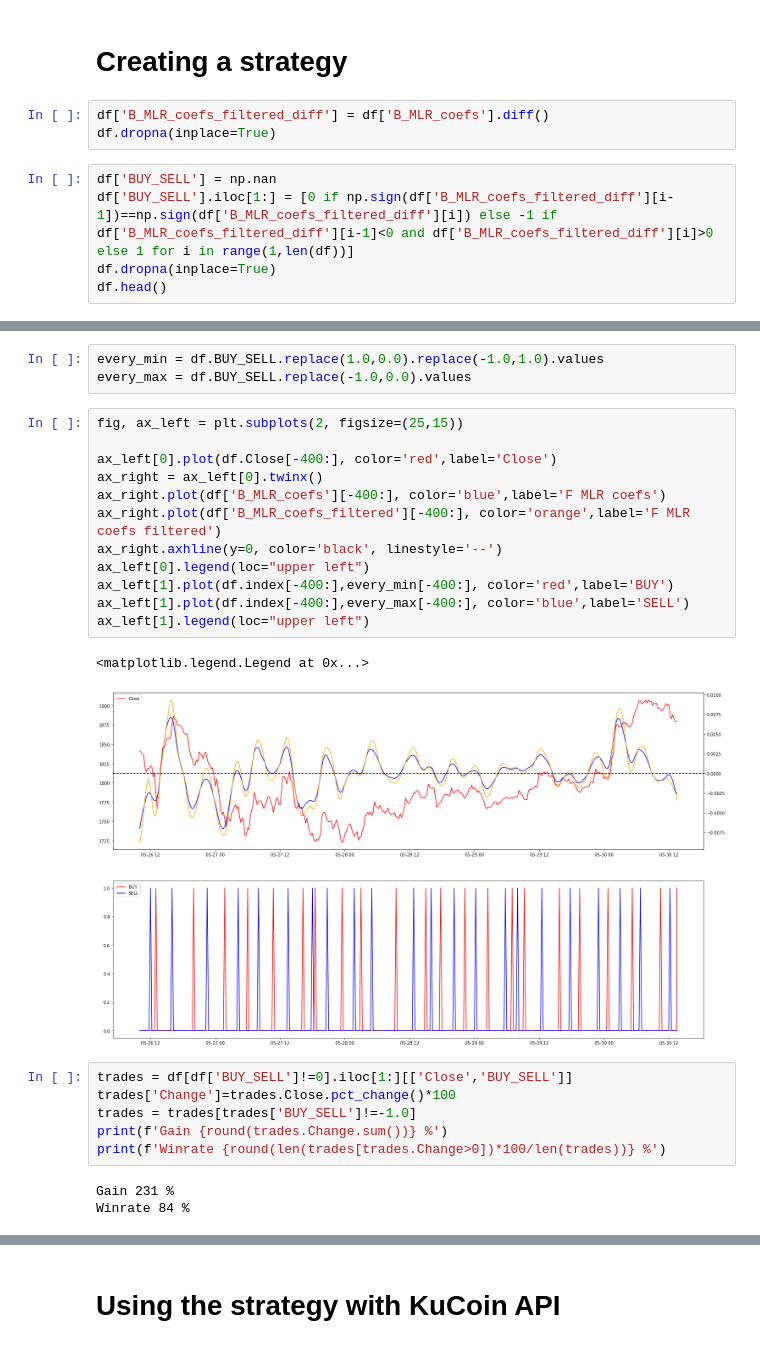
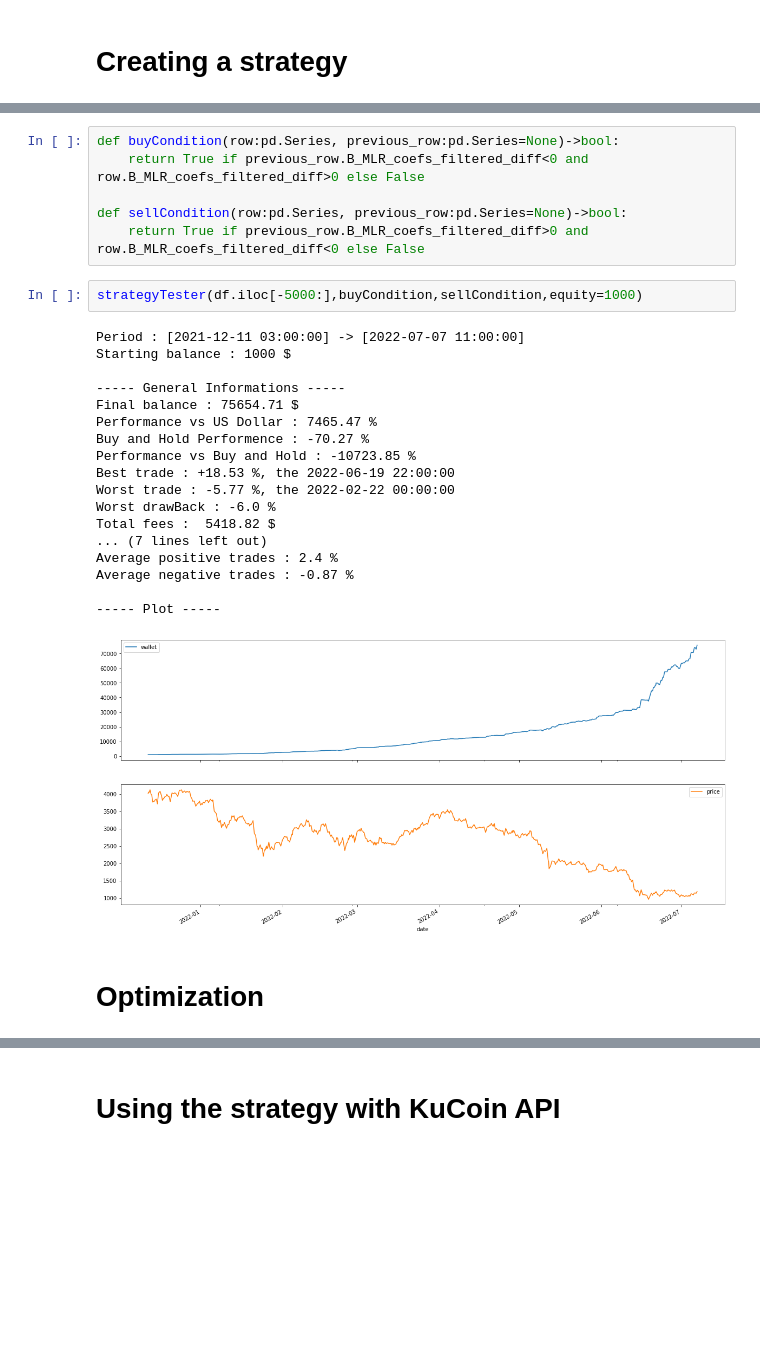
Before and after one commit to webclinic017/Trading-sandbox, a Jupyter notebook: 07_Previous_Trend_Indicators.ipynb, the cells around one changed output, grey strips where cells are left out. Saved outputs shown, nothing was run; the diff lists cells and outputs as text; blank space fills up the shorter version.

Commit message:
new strategy

```diff
--- a/07_Next_Trend_Indicators.ipynb
+++ b/07_Previous_Trend_Indicators.ipynb
@@ -484,10 +97,2 @@ AttributeError: 'DataFrame' object has no attribute 'Close_final'
 # %% [markdown]
 # Creating a strategy
-# %%
-df['B_MLR_coefs_filtered_diff'] = df['B_MLR_coefs'].diff()
-df.dropna(inplace=True)
-# %%
-df['BUY_SELL'] = np.nan
-df['BUY_SELL'].iloc[1:] = [0 if np.sign(df['B_MLR_coefs_filtered_diff'][i-1])==np.sign(df['B_MLR_coefs_filtered_diff'][i]) else -1 if df['B_MLR_coefs_filtered_diff'][i-1]<0 and df['B_MLR_coefs_filtered_diff'][i]>0 else 1 for i in range(1,len(df))]
-df.dropna(inplace=True)
-df.head()
@@ -503,27 +99,29 @@ df.head()
-# %%
-every_min = df.BUY_SELL.replace(1.0,0.0).replace(-1.0,1.0).values
-every_max = df.BUY_SELL.replace(-1.0,0.0).values
-# %%
-fig, ax_left = plt.subplots(2, figsize=(25,15))
-
-ax_left[0].plot(df.Close[-400:], color='red',label='Close')
-ax_right = ax_left[0].twinx()
-ax_right.plot(df['B_MLR_coefs'][-400:], color='blue',label='F MLR coefs')
-ax_right.plot(df['B_MLR_coefs_filtered'][-400:], color='orange',label='F MLR coefs filtered')
-ax_right.axhline(y=0, color='black', linestyle='--')
-ax_left[0].legend(loc="upper left")
-ax_left[1].plot(df.index[-400:],every_min[-400:], color='red',label='BUY')
-ax_left[1].plot(df.index[-400:],every_max[-400:], color='blue',label='SELL')
-ax_left[1].legend(loc="upper left")
-# %% [output]
-<matplotlib.legend.Legend at 0x...>
-[figure, removed]
-# %%
-trades = df[df['BUY_SELL']!=0].iloc[1:][['Close','BUY_SELL']]
-trades['Change']=trades.Close.pct_change()*100
-trades = trades[trades['BUY_SELL']!=-1.0]
-print(f'Gain {round(trades.Change.sum())} %')
-print(f'Winrate {round(len(trades[trades.Change>0])*100/len(trades))} %')
-# %% [output]
-Gain 231 %
-Winrate 84 %
+# %%
+def buyCondition(row:pd.Series, previous_row:pd.Series=None)->bool:
+    return True if previous_row.B_MLR_coefs_filtered_diff<0 and row.B_MLR_coefs_filtered_diff>0 else False
+
+def sellCondition(row:pd.Series, previous_row:pd.Series=None)->bool:
+    return True if previous_row.B_MLR_coefs_filtered_diff>0 and row.B_MLR_coefs_filtered_diff<0 else False
+# %%
+strategyTester(df.iloc[-5000:],buyCondition,sellCondition,equity=1000)
+# %% [output]
+Period : [2021-12-11 03:00:00] -> [2022-07-07 11:00:00]
+Starting balance : 1000 $
+
+----- General Informations -----
+Final balance : 75654.71 $
+Performance vs US Dollar : 7465.47 %
+Buy and Hold Performence : -70.27 %
+Performance vs Buy and Hold : -10723.85 %
+Best trade : +18.53 %, the 2022-06-19 22:00:00
+Worst trade : -5.77 %, the 2022-02-22 00:00:00
+Worst drawBack : -6.0 %
+Total fees :  5418.82 $
+... (7 lines left out)
+Average positive trades : 2.4 %
+Average negative trades : -0.87 %
+
+----- Plot -----
+[figure, added]
+# %% [markdown]
+# Optimization
```
Also changed, not shown: parts of 30 cells of this notebook, 7 other files.
